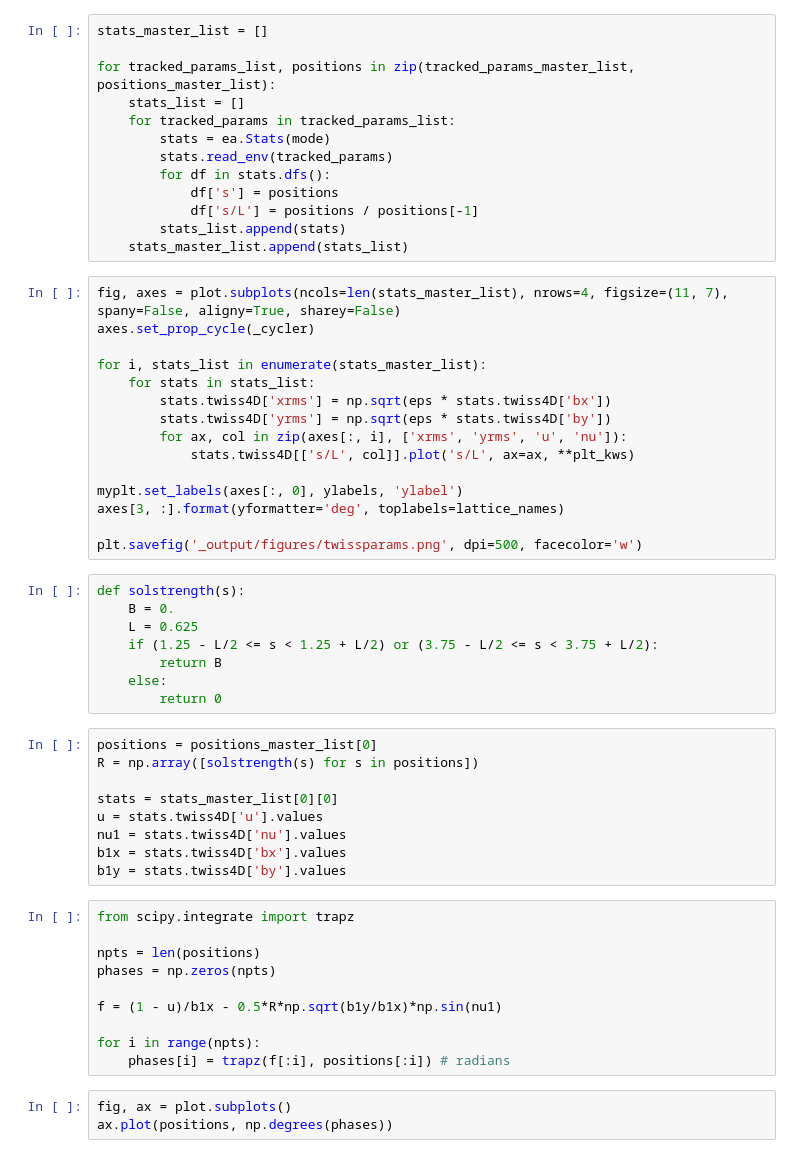
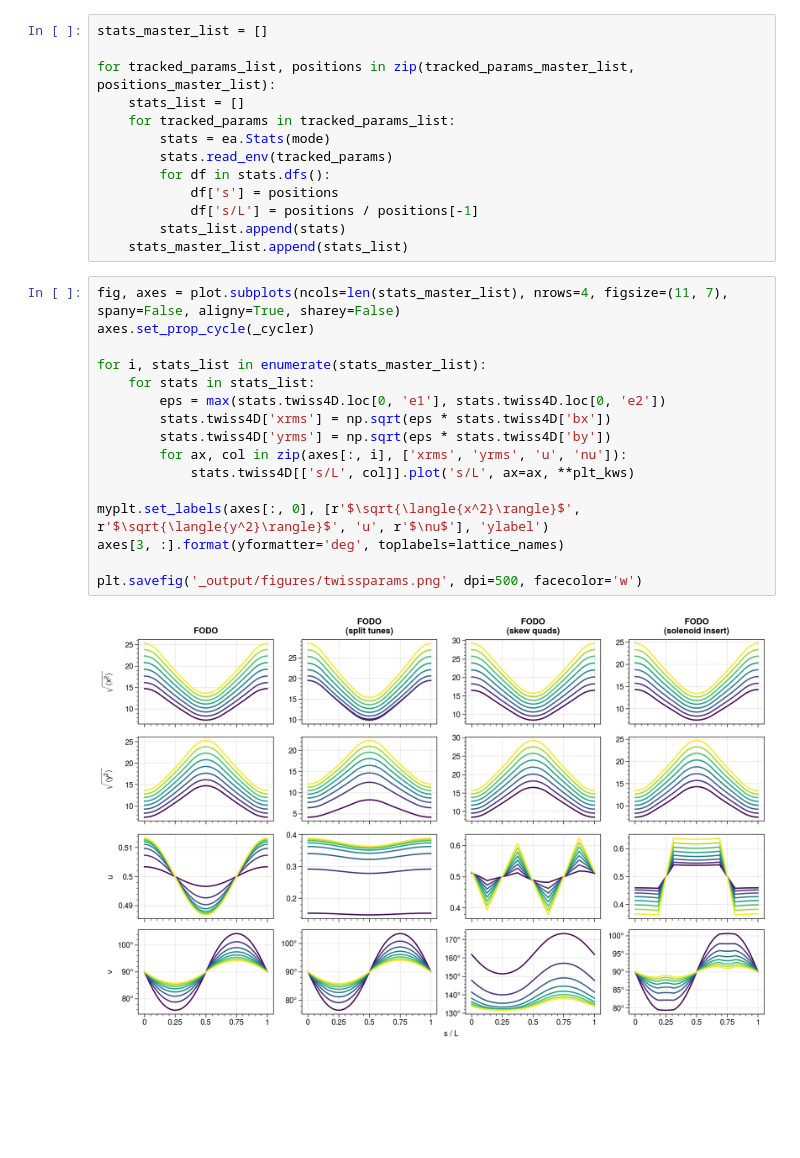
Before and after one commit to austin-hoover/accphys-tools, a Jupyter notebook: pyorbit_studies/matching/comparison/fodo_variants/analysis.ipynb, the cells around one changed output. Drawn from its saved outputs; the diff is of its cells as text; blank space fills up the shorter version.

```diff
--- a/pyorbit_studies/matching/comparison/fodo_variants/analysis.ipynb
+++ b/pyorbit_studies/matching/comparison/fodo_variants/analysis.ipynb
@@ -139,45 +145,18 @@ for tracked_params_list, positions in zip(tracked_params_master_list, positions_
 # %%
 fig, axes = plot.subplots(ncols=len(stats_master_list), nrows=4, figsize=(11, 7), spany=False, aligny=True, sharey=False)
 axes.set_prop_cycle(_cycler)
 
 for i, stats_list in enumerate(stats_master_list):
     for stats in stats_list:
+        eps = max(stats.twiss4D.loc[0, 'e1'], stats.twiss4D.loc[0, 'e2'])
         stats.twiss4D['xrms'] = np.sqrt(eps * stats.twiss4D['bx'])
         stats.twiss4D['yrms'] = np.sqrt(eps * stats.twiss4D['by'])
         for ax, col in zip(axes[:, i], ['xrms', 'yrms', 'u', 'nu']):
             stats.twiss4D[['s/L', col]].plot('s/L', ax=ax, **plt_kws)
 
-myplt.set_labels(axes[:, 0], ylabels, 'ylabel')
+myplt.set_labels(axes[:, 0], [r'$\sqrt{\langle{x^2}\rangle}$', r'$\sqrt{\langle{y^2}\rangle}$', 'u', r'$\nu$'], 'ylabel')
 axes[3, :].format(yformatter='deg', toplabels=lattice_names)
 
 plt.savefig('_output/figures/twissparams.png', dpi=500, facecolor='w')
+# %% [output]
+[figure, added]
-# %%
-def solstrength(s):
-    B = 0.
-    L = 0.625
-    if (1.25 - L/2 <= s < 1.25 + L/2) or (3.75 - L/2 <= s < 3.75 + L/2):
-        return B
-    else:
-        return 0
-# %%
-positions = positions_master_list[0]
-R = np.array([solstrength(s) for s in positions])
-
-stats = stats_master_list[0][0]
-u = stats.twiss4D['u'].values
-nu1 = stats.twiss4D['nu'].values
-b1x = stats.twiss4D['bx'].values
-b1y = stats.twiss4D['by'].values
-# %%
-from scipy.integrate import trapz
-
-npts = len(positions)
-phases = np.zeros(npts)
-
-f = (1 - u)/b1x - 0.5*R*np.sqrt(b1y/b1x)*np.sin(nu1)
-
-for i in range(npts):
-    phases[i] = trapz(f[:i], positions[:i]) # radians
-# %%
-fig, ax = plot.subplots()
-ax.plot(positions, np.degrees(phases))
```
Also changed, not shown: parts of 3 cells of this notebook.
